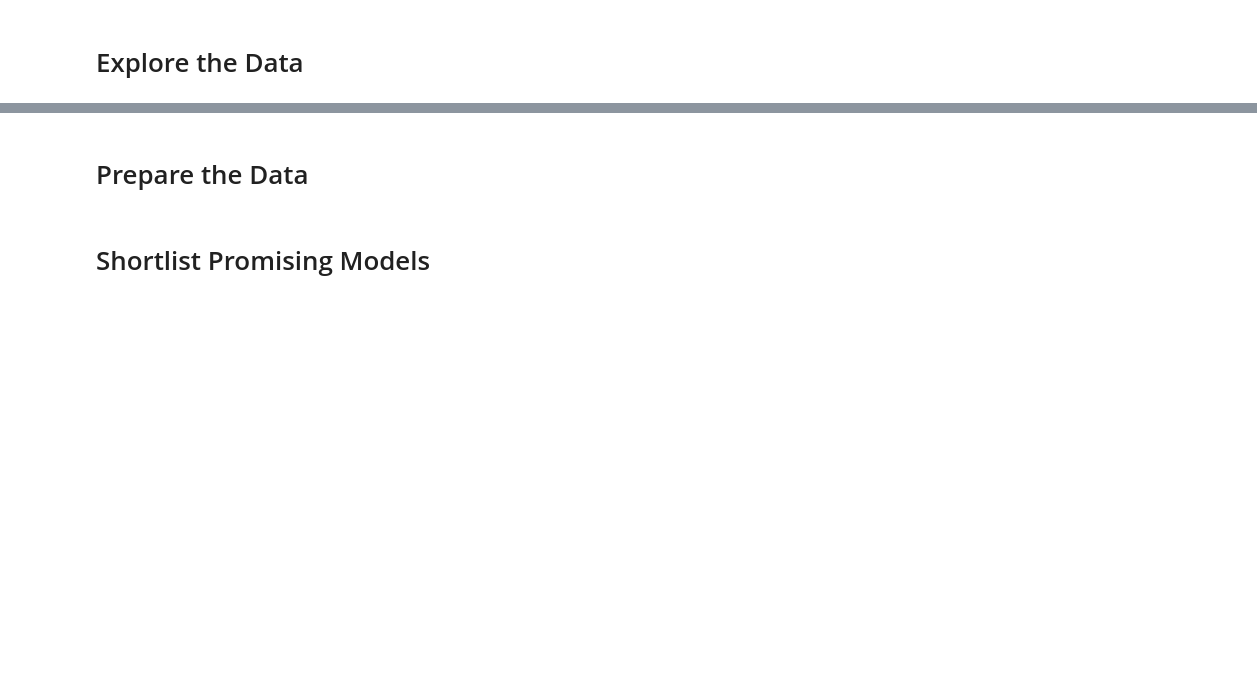
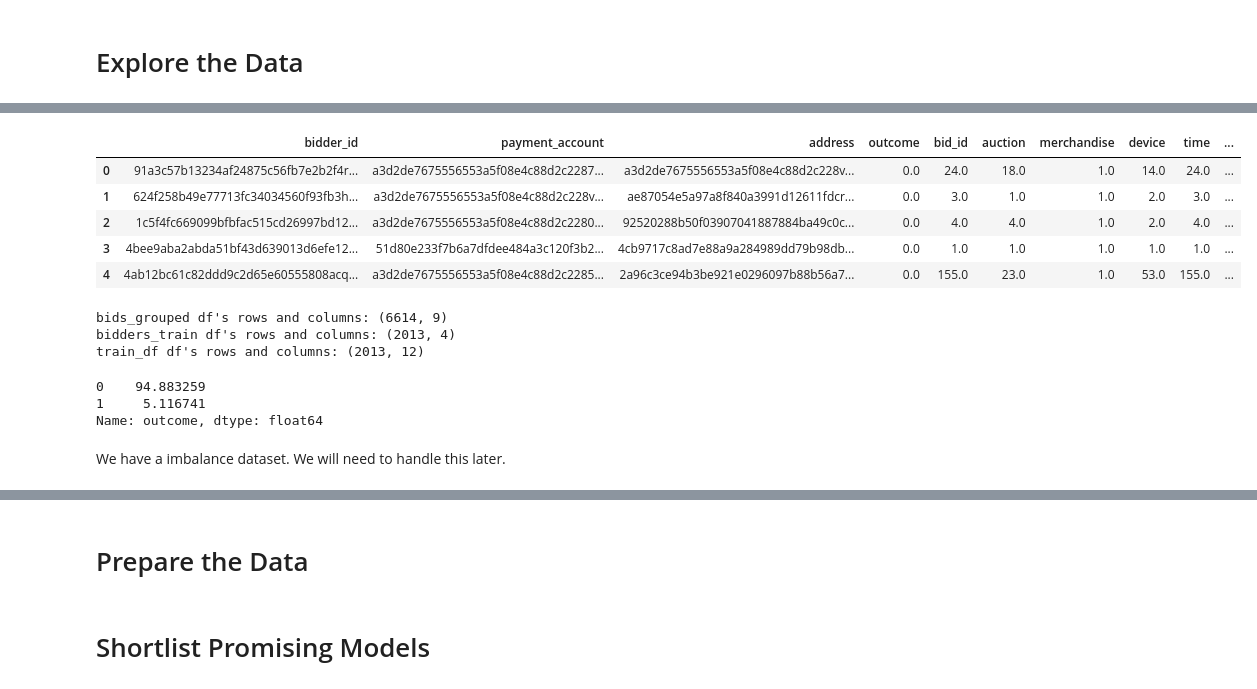
Before and after one commit to WeiKeongOng/fb-recruiting-human-robot, a Jupyter notebook: eda.ipynb, the cells around one changed output, grey strips where cells are left out. Drawn from its saved outputs; the diff is of its cells as text; code cells hidden in the pictures; blank space fills up the shorter version.

Commit message:
started on some data cleaning and eda

```diff
--- a/eda.ipynb
+++ b/eda.ipynb
@@ -158,0 +201,19 @@ bidders_test.head()
+# %%
+# Preview the merged df
+train_df.head()
+# %% [output]
+|  | bidder_id | payment_account | address | outcome | bid_id | auction | merchandise | device | time | ... |
+| 0 | 91a3c57b13234af24875c56fb7e2b2f4r... | a3d2de7675556553a5f08e4c88d2c2287... | a3d2de7675556553a5f08e4c88d2c228v... | 0.0 | 24.0 | 18.0 | 1.0 | 14.0 | 24.0 | ... |
+| 1 | 624f258b49e77713fc34034560f93fb3h... | a3d2de7675556553a5f08e4c88d2c228v... | ae87054e5a97a8f840a3991d12611fdcr... | 0.0 | 3.0 | 1.0 | 1.0 | 2.0 | 3.0 | ... |
+| 2 | 1c5f4fc669099bfbfac515cd26997bd12... | a3d2de7675556553a5f08e4c88d2c2280... | 92520288b50f03907041887884ba49c0c... | 0.0 | 4.0 | 4.0 | 1.0 | 2.0 | 4.0 | ... |
+| 3 | 4bee9aba2abda51bf43d639013d6efe12... | 51d80e233f7b6a7dfdee484a3c120f3b2... | 4cb9717c8ad7e88a9a284989dd79b98db... | 0.0 | 1.0 | 1.0 | 1.0 | 1.0 | 1.0 | ... |
+| 4 | 4ab12bc61c82ddd9c2d65e60555808acq... | a3d2de7675556553a5f08e4c88d2c2285... | 2a96c3ce94b3be921e0296097b88b56a7... | 0.0 | 155.0 | 23.0 | 1.0 | 53.0 | 155.0 | ... |
+# %%
+# To confirm that our dataframes are merged correctly
+print("bids_grouped df's rows and columns:", bids_grouped.shape)
+print("bidders_train df's rows and columns:",bidders_train.shape)
+print("train_df df's rows and columns:",train_df.shape)
+# %% [output]
+bids_grouped df's rows and columns: (6614, 9)
+bidders_train df's rows and columns: (2013, 4)
+train_df df's rows and columns: (2013, 12)
@@ -158,0 +223,10 @@ bidders_test.head()
+# %%
+# Check if the "outcome" is transformed correctly
+# At the same time, let's check whether our data is imbalance.
+train_df["outcome"].value_counts(normalize=True) * 100
+# %% [output]
+0    94.883259
+1     5.116741
+Name: outcome, dtype: float64
+# %% [markdown]
+We have a imbalance dataset. We will need to handle this later.
```
Also changed, not shown: parts of 16 cells of this notebook.
